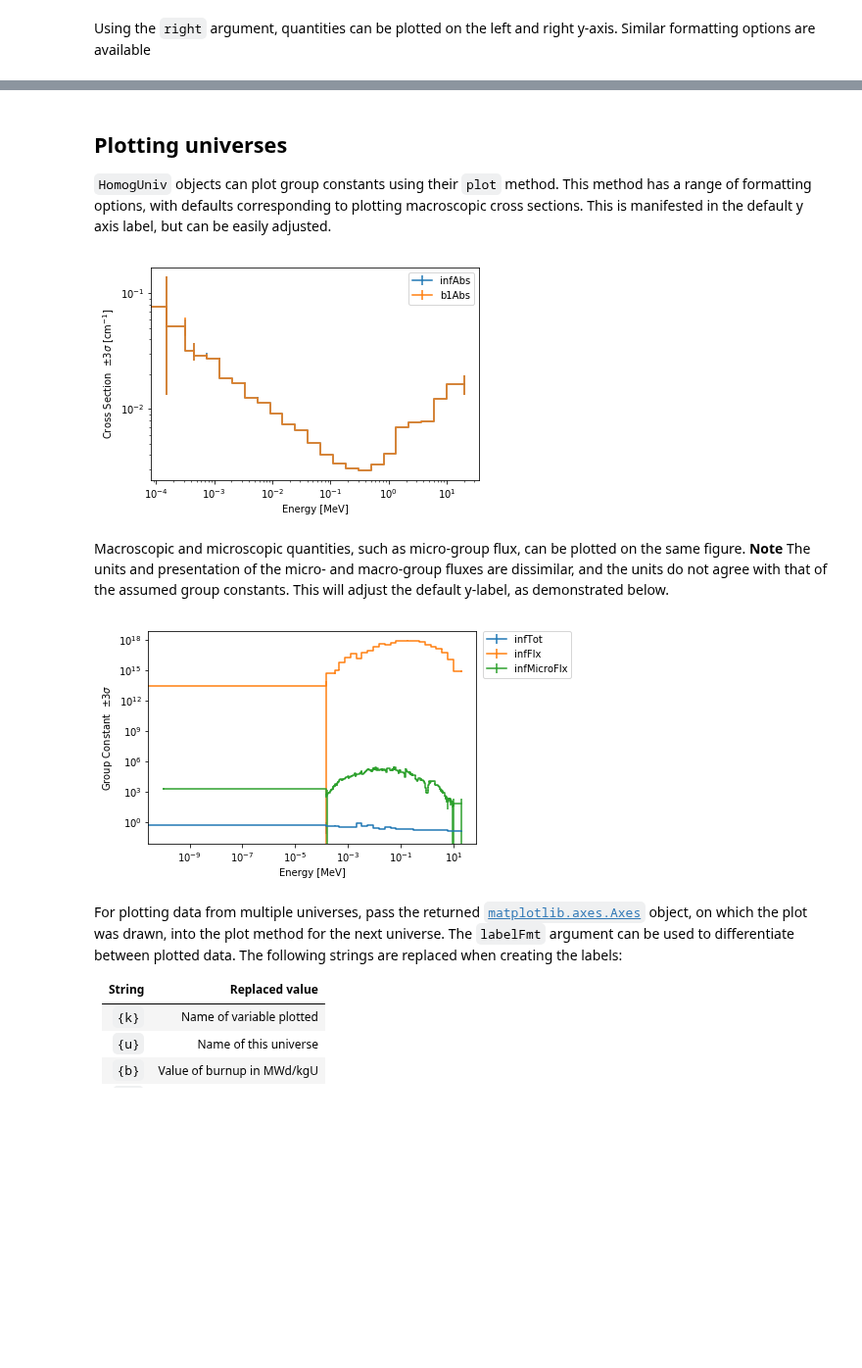
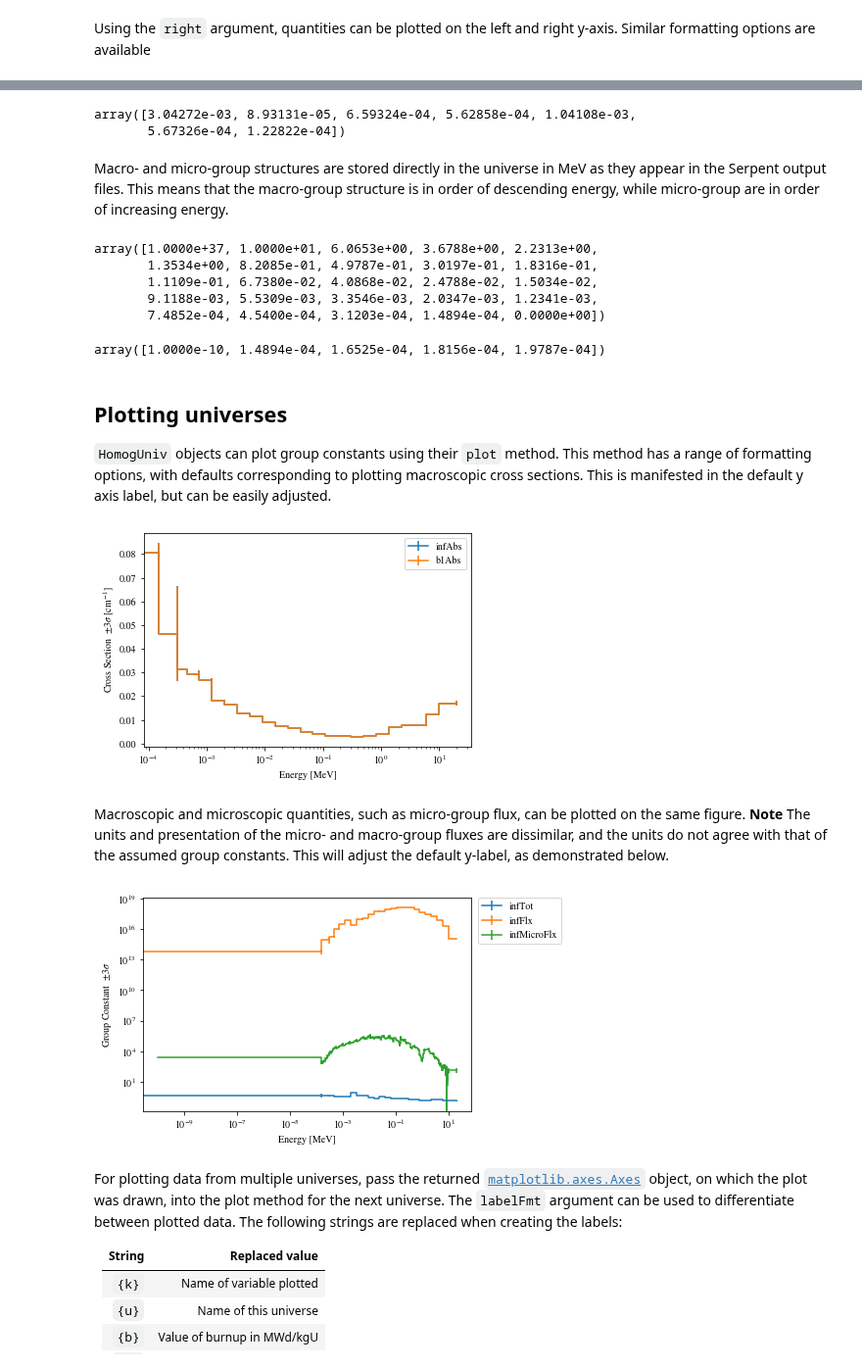
Before and after one commit to CORE-GATECH-GROUP/serpent-tools, a Jupyter notebook: examples/ResultsReader.ipynb, the cells around one changed output, grey strips where cells are left out. Shown at 98% size. Drawn from its saved outputs; the diff is of its cells as text; code cells hidden in the pictures; blank space fills up the shorter version.

Commit message:
DOC Update ResultsReader example
Cleanliness and some examples of using the UnivTuple

```diff
--- a/examples/ResultsReader.ipynb
+++ b/examples/ResultsReader.ipynb
@@ -319,0 +173,3 @@ array([1.0000e-10, 1.4894e-04, 1.6525e-04, 1.8156e-04, 1.9787e-04])
+# %%
+univ0 = res.getUniv('0', index=0)
+print(univ0)
@@ -320,18 +270,37 @@ array([1.0000e-10, 1.4894e-04, 1.6525e-04, 1.8156e-04, 1.9787e-04])
+# %%
+univ3101.gc['betaEff']
+# %% [output]
+array([3.04272e-03, 8.93131e-05, 6.59324e-04, 5.62858e-04, 1.04108e-03,
+       5.67326e-04, 1.22822e-04])
+# %% [markdown]
+Macro- and micro-group structures are stored directly in the universe in MeV as they appear in the Serpent output files. This means that the macro-group structure is in order of descending energy, while micro-group are in order of increasing energy.
+# %%
+univ3101.groups
+# %% [output]
+array([1.0000e+37, 1.0000e+01, 6.0653e+00, 3.6788e+00, 2.2313e+00,
+       1.3534e+00, 8.2085e-01, 4.9787e-01, 3.0197e-01, 1.8316e-01,
+       1.1109e-01, 6.7380e-02, 4.0868e-02, 2.4788e-02, 1.5034e-02,
+       9.1188e-03, 5.5309e-03, 3.3546e-03, 2.0347e-03, 1.2341e-03,
+       7.4852e-04, 4.5400e-04, 3.1203e-04, 1.4894e-04, 0.0000e+00])
+# %%
+univ3101.microGroups[:5:]
+# %% [output]
+array([1.0000e-10, 1.4894e-04, 1.6525e-04, 1.8156e-04, 1.9787e-04])
 # %% [markdown]
 ## Plotting universes
 
 ``HomogUniv`` objects can plot group constants using their ``plot`` method. This method has a range of formatting options, with defaults corresponding to plotting macroscopic cross sections. This is manifested in the default y axis label, but can be easily adjusted.
 # %%
-univ3101.plot(['infAbs', 'b1Abs']);
+univ0.plot(['infAbs', 'b1Abs']);
 # %% [output]
-[figure, old version]
+[figure, new version]
 # %% [markdown]
 Macroscopic and microscopic quantities, such as micro-group flux, can be plotted on the same figure.
 **Note** The units and presentation of the micro- and macro-group fluxes are dissimilar, and the units do not agree with that of the assumed group constants. This will adjust the default y-label, as demonstrated below.
 # %%
-univ3101.plot(['infTot', 'infFlx', 'infMicroFlx'], legend='right');
+univ0.plot(['infTot', 'infFlx', 'infMicroFlx'], legend='right');
 # %% [output]
-[figure, old version]
+[figure, new version]
 # %% [markdown]
 For plotting data from multiple universes, pass the returned [`matplotlib.axes.Axes`](https://matplotlib.org/api/axes_api.html#matplotlib.axes.Axes) object, on which the plot was drawn, into the plot method for the next universe. The `labelFmt` argument can be used to differentiate between plotted data. The following strings are replaced when creating the labels:
 
```
Also changed, not shown: parts of 102 cells of this notebook, 1 other file.
